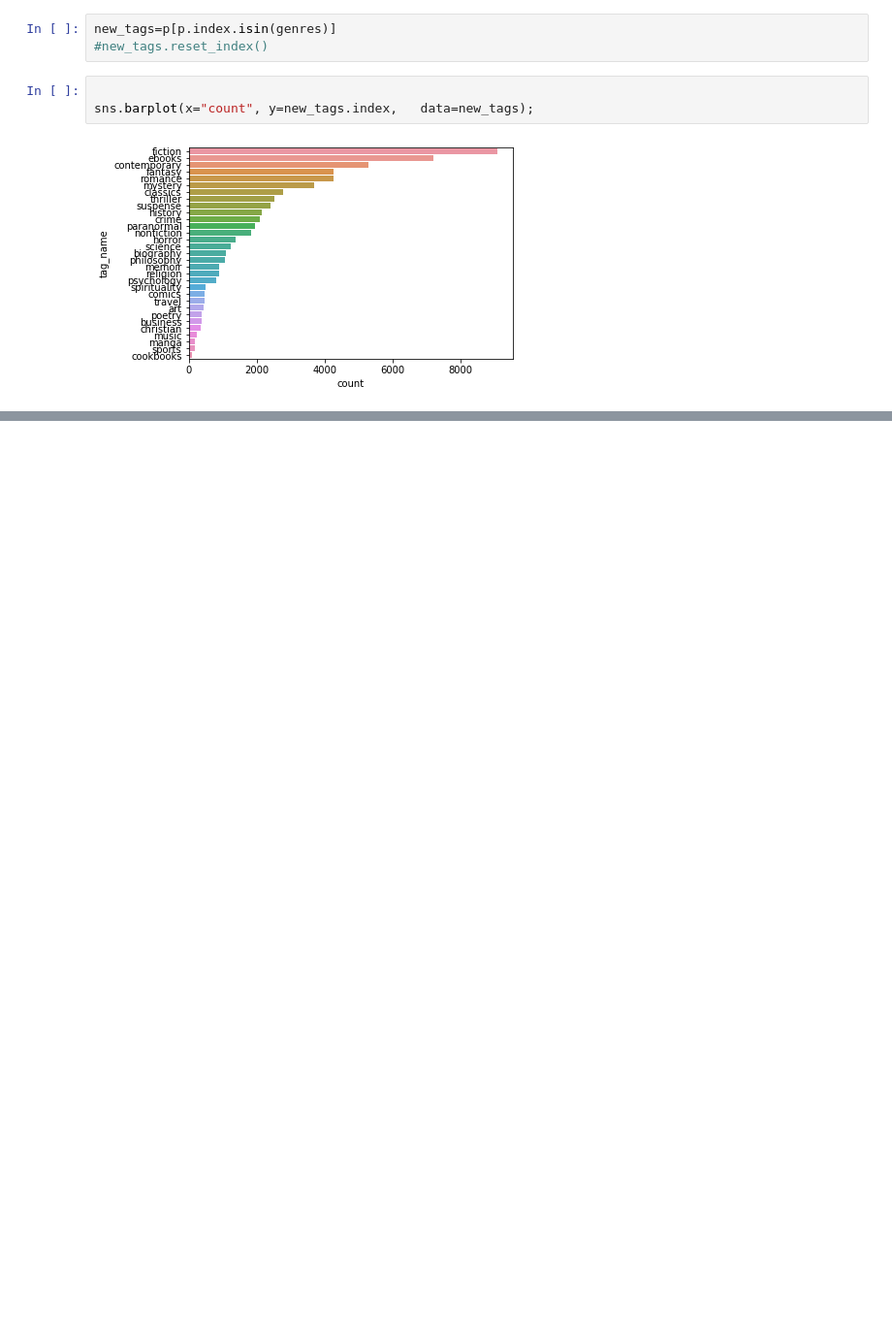
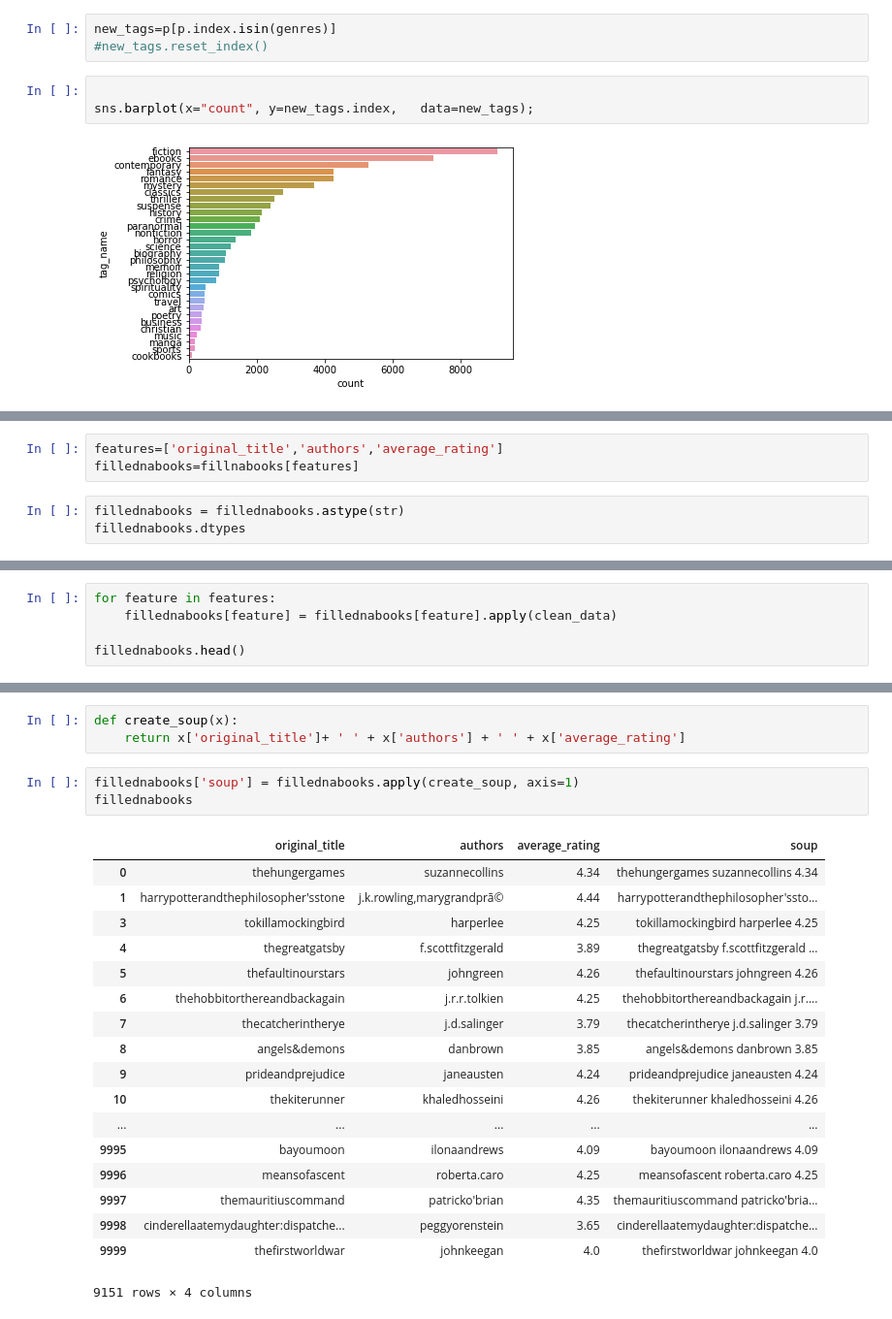
Before and after one commit to ambita20/BookRecommenderSystem, a Jupyter notebook: code.ipynb, the cells around one changed output, grey strips where cells are left out. Shown at 97% size. Drawn from its saved outputs; the diff is of its cells as text; blank space fills up the shorter version.

```diff
--- a/code.ipynb
+++ b/code.ipynb
@@ -329,0 +315,6 @@ plt.show()
+# %%
+features=['original_title','authors','average_rating']
+fillednabooks=fillnabooks[features]
+# %%
+fillednabooks = fillednabooks.astype(str)
+fillednabooks.dtypes
@@ -329,0 +326,5 @@ plt.show()
+# %%
+for feature in features:
+    fillednabooks[feature] = fillednabooks[feature].apply(clean_data)
+
+fillednabooks.head()
@@ -329,0 +338,25 @@ plt.show()
+# %%
+def create_soup(x):
+    return x['original_title']+ ' ' + x['authors'] + ' ' + x['average_rating']
+# %%
+fillednabooks['soup'] = fillednabooks.apply(create_soup, axis=1)
+fillednabooks
+# %% [output]
+|  | original_title | authors | average_rating | soup |
+| 0 | thehungergames | suzannecollins | 4.34 | thehungergames suzannecollins 4.34 |
+| 1 | harrypotterandthephilosopher'sstone | j.k.rowling,marygrandprã© | 4.44 | harrypotterandthephilosopher'ssto... |
+| 3 | tokillamockingbird | harperlee | 4.25 | tokillamockingbird harperlee 4.25 |
+| 4 | thegreatgatsby | f.scottfitzgerald | 3.89 | thegreatgatsby f.scottfitzgerald ... |
+| 5 | thefaultinourstars | johngreen | 4.26 | thefaultinourstars johngreen 4.26 |
+| 6 | thehobbitorthereandbackagain | j.r.r.tolkien | 4.25 | thehobbitorthereandbackagain j.r.... |
+| 7 | thecatcherintherye | j.d.salinger | 3.79 | thecatcherintherye j.d.salinger 3.79 |
+| 8 | angels&demons | danbrown | 3.85 | angels&demons danbrown 3.85 |
+| 9 | prideandprejudice | janeausten | 4.24 | prideandprejudice janeausten 4.24 |
+| 10 | thekiterunner | khaledhosseini | 4.26 | thekiterunner khaledhosseini 4.26 |
+| ... | ... | ... | ... | ... |
+| 9995 | bayoumoon | ilonaandrews | 4.09 | bayoumoon ilonaandrews 4.09 |
+| 9996 | meansofascent | roberta.caro | 4.25 | meansofascent roberta.caro 4.25 |
+| 9997 | themauritiuscommand | patricko'brian | 4.35 | themauritiuscommand patricko'bria... |
+| 9998 | cinderellaatemydaughter:dispatche... | peggyorenstein | 3.65 | cinderellaatemydaughter:dispatche... |
+| 9999 | thefirstworldwar | johnkeegan | 4.0 | thefirstworldwar johnkeegan 4.0 |
+9151 rows × 4 columns
```
Also changed, not shown: parts of 38 cells of this notebook.
